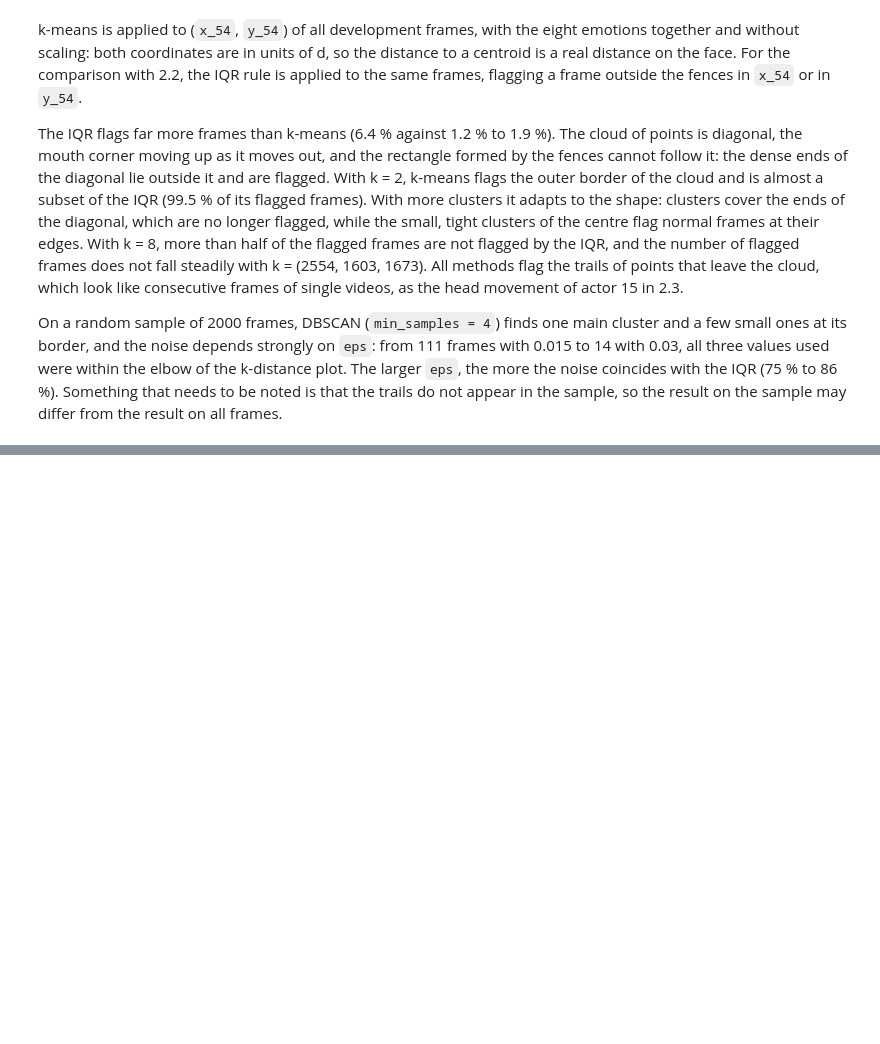
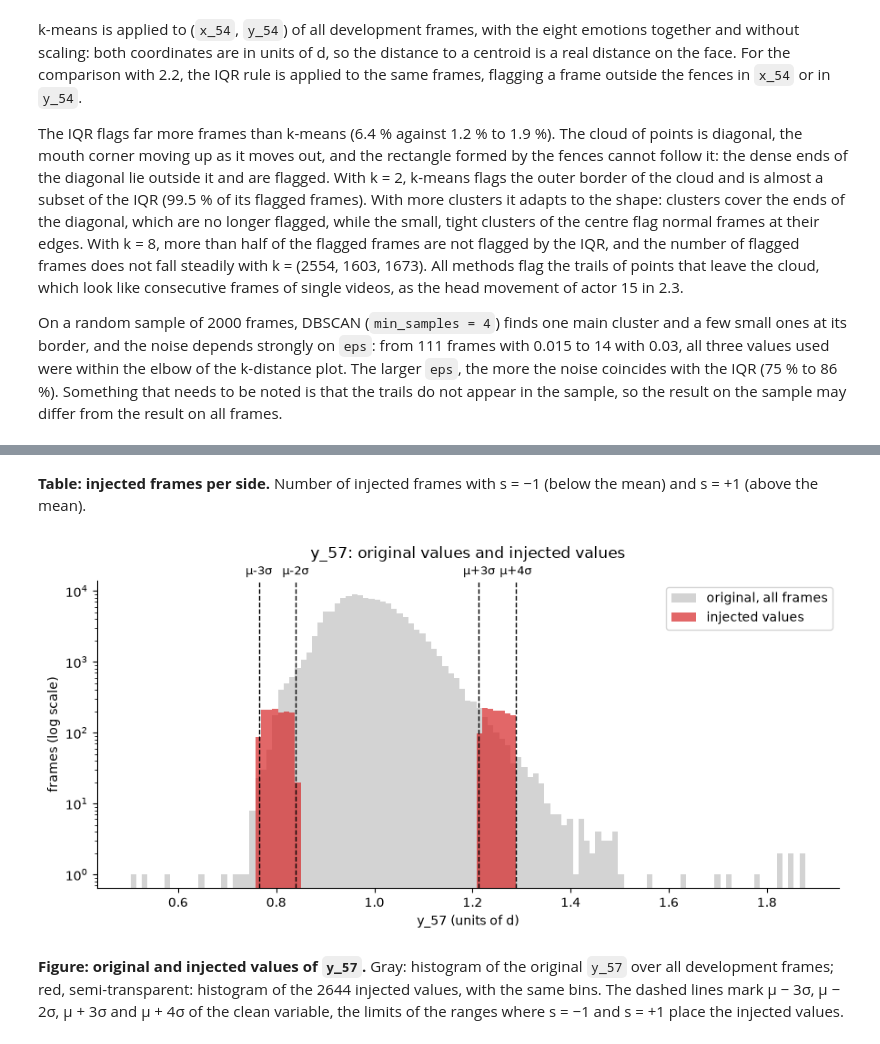
Before and after one commit to migasantunes/Emotion_Recognition, a Jupyter notebook: notebooks/02_quality.ipynb, the cells around one changed output, grey strips where cells are left out. Saved outputs shown, nothing was run; the diff lists cells and outputs as text; code cells hidden in the pictures; blank space fills up the shorter version.

```diff
--- a/notebooks/02_quality.ipynb
+++ b/notebooks/02_quality.ipynb
@@ -626,0 +629,10 @@ On a random sample of 2000 frames, DBSCAN (`min_samples = 4`) finds one main clu
+# %%
+rng = np.random.default_rng(cfg.SEED)
+y_57_c, inj_pos = outl.inject_outliers(df_d["y_57"], rate=0.02, k=3, rng=rng)  # inj_pos = positions 0..n-1
+
+df_c = df_d.copy()  # contaminated copy; df_d keeps the original values
+df_c["y_57"] = y_57_c
+df_c["injected"] = False
+df_c.iloc[inj_pos, df_c.columns.get_loc("injected")] = True  # positions, hence iloc
+
+print(f"{df_c['injected'].sum()} injected frames of {len(df_c)}")
@@ -626,0 +643,13 @@ On a random sample of 2000 frames, DBSCAN (`min_samples = 4`) finds one main clu
+# %%
+mu, sigma = df_d["y_57"].mean(), df_d["y_57"].std(ddof=0)  # clean variable, as inside inject_outliers
+
+inj = df_c[df_c["injected"]]  # injected rows only, in the order of df_c
+examples = pd.DataFrame({
+    "video_id": inj["video_id"],
+    "frame": inj["frame"],
+    "original": df_d.loc[inj.index, "y_57"],  # same rows in df_d = true values
+    "injected": inj["y_57"],
+})
+examples["side"] = np.where(examples["injected"] > mu, "+1", "-1")  # above or below the mean
+examples["z injected"] = (examples["injected"] - mu) / sigma  # z with the clean mean and std
+examples.head(10).round(3)
@@ -626,0 +679,23 @@ On a random sample of 2000 frames, DBSCAN (`min_samples = 4`) finds one main clu
+# %% [markdown]
+**Table: injected frames per side.** Number of injected frames with s = −1 (below the mean) and s = +1 (above the mean).
+# %%
+bins = np.linspace(min(y_57_c.min(), df_d["y_57"].min()), max(y_57_c.max(), df_d["y_57"].max()), 120)  # same bins for both
+
+fig, ax = plt.subplots(figsize=(9, 4.5))
+ax.hist(df_d["y_57"], bins=bins, color="lightgray", label="original, all frames")
+ax.hist(inj["y_57"], bins=bins, color="tab:red", alpha=0.7, label="injected values")
+for j in (-3, -2, 3, 4):  # limits of the two injection ranges
+    ax.axvline(mu + j * sigma, color="black", linestyle="--", linewidth=1)
+    ax.text(mu + j * sigma, 1.02, f"μ{j:+d}σ", transform=ax.get_xaxis_transform(), ha="center", fontsize=9)
+ax.set_yscale("log")  # the injected values are few next to the original ones
+ax.set_xlabel("y_57 (units of d)")
+ax.set_ylabel("frames (log scale)")
+ax.set_title("y_57: original values and injected values", pad=18)
+ax.legend()
+sns.despine(ax=ax)
+plt.tight_layout()
+plt.show()
+# %% [output]
+[figure, added]
+# %% [markdown]
+**Figure: original and injected values of `y_57`.** Gray: histogram of the original `y_57` over all development frames; red, semi-transparent: histogram of the 2644 injected values, with the same bins. The dashed lines mark μ − 3σ, μ − 2σ, μ + 3σ and μ + 4σ of the clean variable, the limits of the ranges where s = −1 and s = +1 place the injected values.
```
Also changed, not shown: parts of 7 cells of this notebook, 2 other files.
